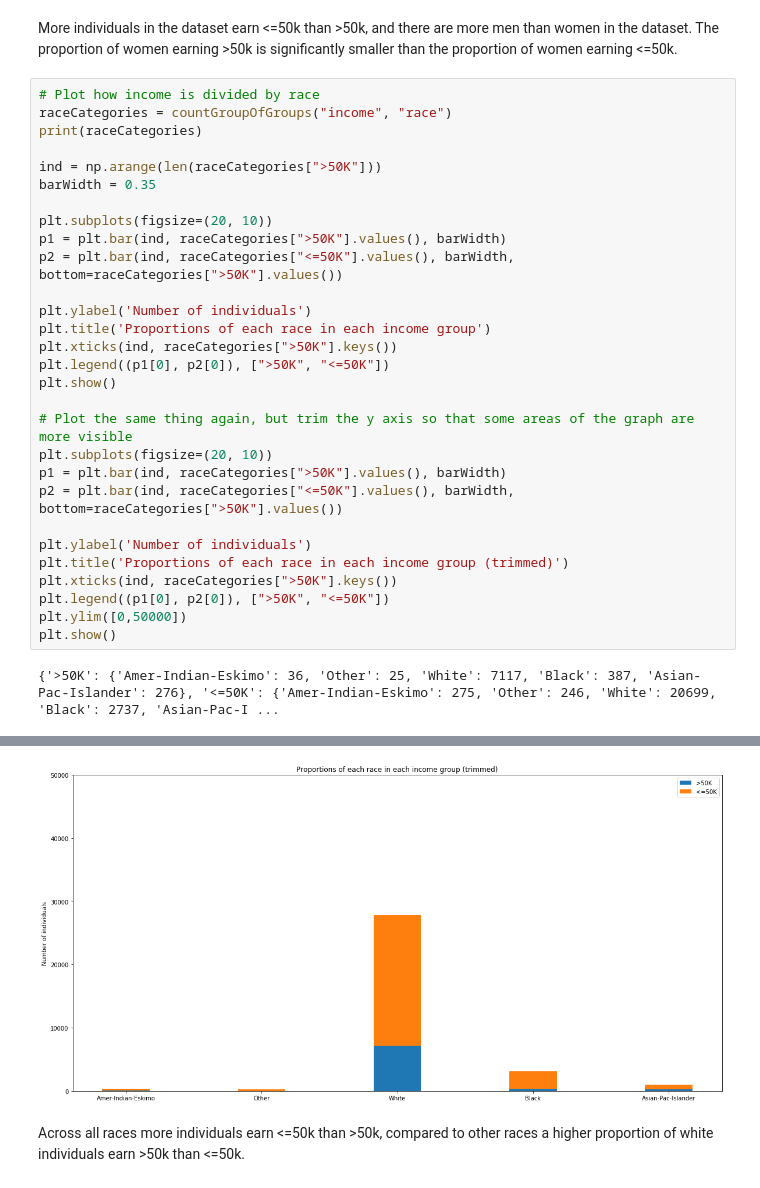
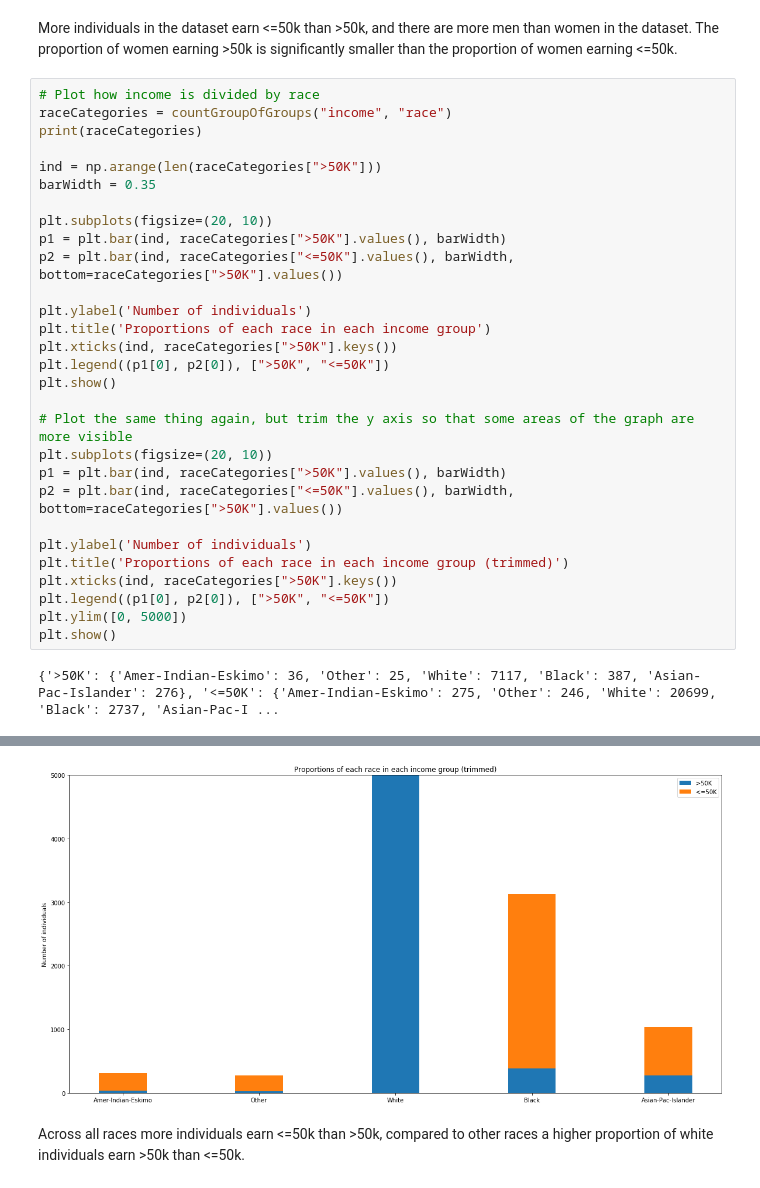
Before and after one commit to jd-13/ML-Adult-Census, a Jupyter notebook: Adult Census.ipynb, the cells around one changed output, grey strips where cells are left out. Drawn from its saved outputs; the diff is of its cells as text.

Commit message:
Correct y axis trim on the third bar chart

```diff
--- a/Adult Census.ipynb
+++ b/Adult Census.ipynb
@@ -133,35 +133,35 @@ More individuals in the dataset earn <=50k than >50k, and there are more men tha
 # Plot how income is divided by race
 raceCategories = countGroupOfGroups("income", "race")
 print(raceCategories)
 
 ind = np.arange(len(raceCategories[">50K"]))
 barWidth = 0.35
 
 plt.subplots(figsize=(20, 10))
 p1 = plt.bar(ind, raceCategories[">50K"].values(), barWidth)
 p2 = plt.bar(ind, raceCategories["<=50K"].values(), barWidth, bottom=raceCategories[">50K"].values())
 
 plt.ylabel('Number of individuals')
 plt.title('Proportions of each race in each income group')
 plt.xticks(ind, raceCategories[">50K"].keys())
 plt.legend((p1[0], p2[0]), [">50K", "<=50K"])
 plt.show()
 
 # Plot the same thing again, but trim the y axis so that some areas of the graph are more visible
 plt.subplots(figsize=(20, 10))
 p1 = plt.bar(ind, raceCategories[">50K"].values(), barWidth)
 p2 = plt.bar(ind, raceCategories["<=50K"].values(), barWidth, bottom=raceCategories[">50K"].values())
 
 plt.ylabel('Number of individuals')
 plt.title('Proportions of each race in each income group (trimmed)')
 plt.xticks(ind, raceCategories[">50K"].keys())
 plt.legend((p1[0], p2[0]), [">50K", "<=50K"])
-plt.ylim([0,50000])
+plt.ylim([0, 5000])
 plt.show()
 # %% [output]
 {'>50K': {'Amer-Indian-Eskimo': 36, 'Other': 25, 'White': 7117, 'Black': 387, 'Asian-Pac-Islander': 276}, '<=50K': {'Amer-Indian-Eskimo': 275, 'Other': 246, 'White': 20699, 'Black': 2737, 'Asian-Pac-I ...
 [figure]
-[figure, old version]
+[figure, new version]
 # %% [markdown]
 Across all races more individuals earn <=50k than >50k, compared to other races a higher proportion of white individuals earn >50k than <=50k.
 # %% [markdown]
```
